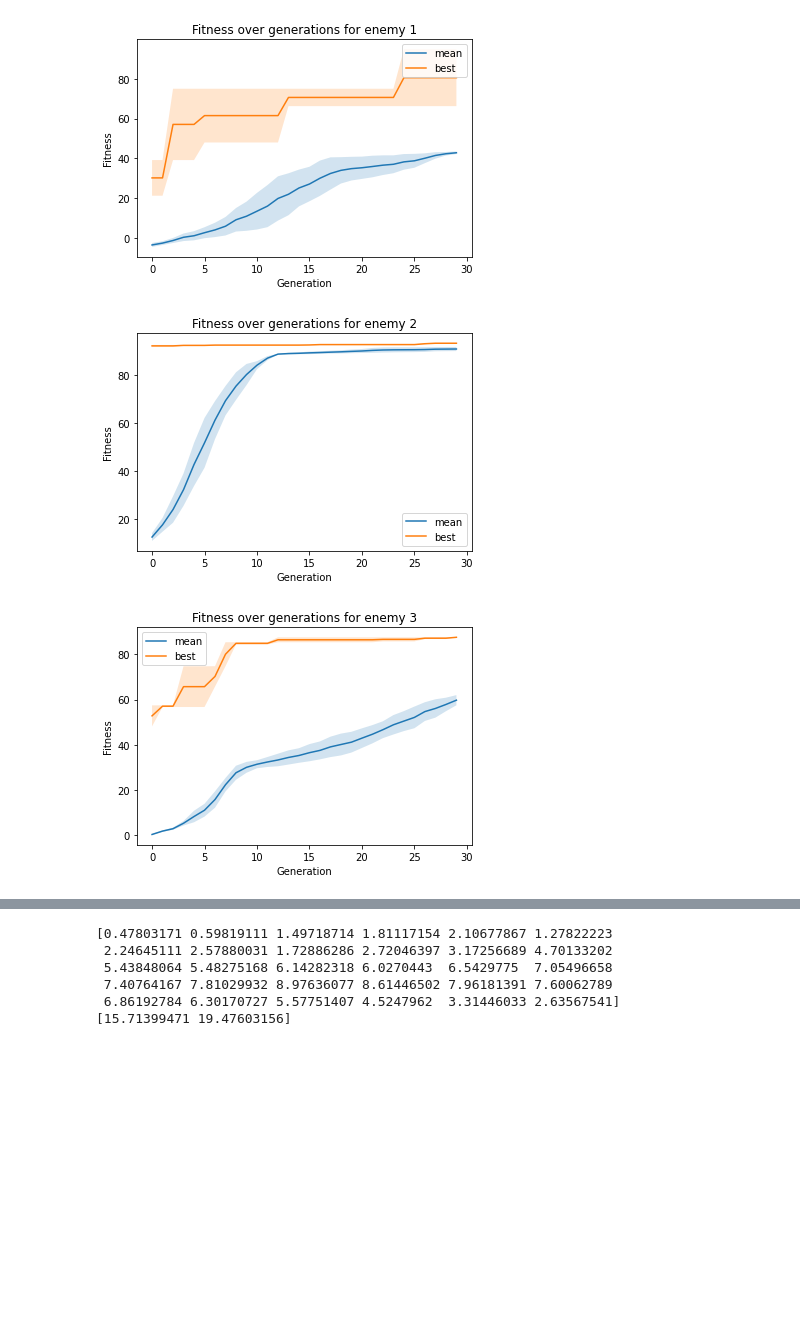
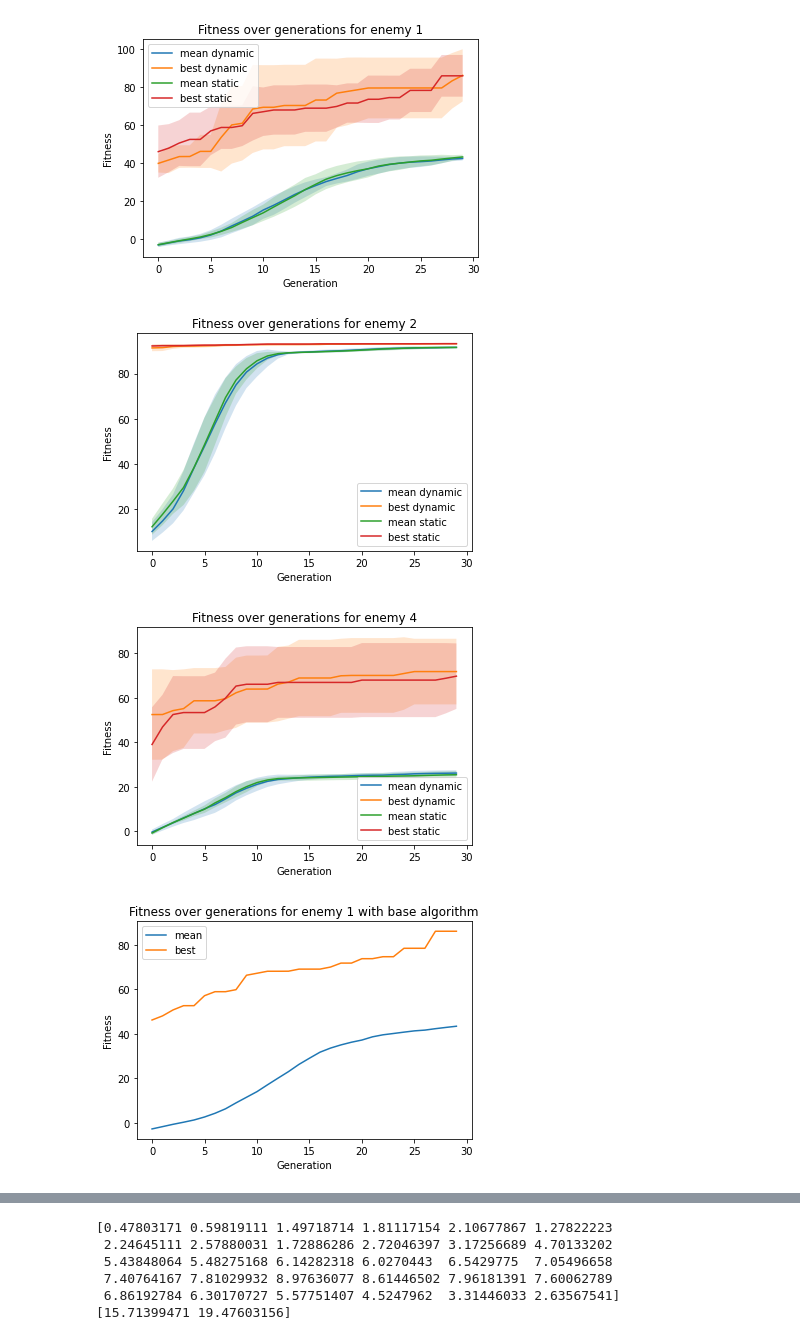
Before and after one commit to laurensjdv/evoman_framework, a Jupyter notebook: exp.ipynb, the cells around one changed output, grey strips where cells are left out. Cells and saved outputs as stored; diff of their text form; code cells hidden in the pictures; blank space fills up the shorter version.

Commit message:
results

```diff
--- a/exp.ipynb
+++ b/exp.ipynb
@@ -73,0 +121,2 @@ Gen 29 - Best: 87.59342407327507 - Mean: 57.51613553642093
+# %%
+results_b, pops_b, envs_b = get_results(run_base_algo)
@@ -74,19 +141,39 @@ Gen 29 - Best: 87.59342407327507 - Mean: 57.51613553642093
 # %%
 # plot means and best fitness
 import matplotlib.pyplot as plt
 
-for i in [1,2,3]:
+gens = 30
+
+for i in [1,2,4]:
     plt.figure()
-    plt.plot(results[i]['mean'], label='mean')
-    plt.plot(results[i]['best'], label='best')
-    plt.fill_between(range(gens), results[i]['mean'] - results[i]['mean_std'], results[i]['mean'] + results[i]['mean_std'], alpha=0.2)
-    plt.fill_between(range(gens), results[i]['best'] - results[i]['best_std'], results[i]['best'] + results[i]['best_std'], alpha=0.2)
+    plt.plot(results_d[i]['mean'], label='mean dynamic')
+    plt.plot(results_d[i]['best'], label='best dynamic')
+    plt.plot(results_b[i]['mean'], label='mean static')
+    plt.plot(results_b[i]['best'], label='best static')
+#     results_d, pops_d, envs_d
+    plt.fill_between(range(gens), results_d[i]['mean'] - results_d[i]['mean_std'], results_d[i]['mean'] + results_d[i]['mean_std'], alpha=0.2)
+    plt.fill_between(range(gens), results_d[i]['best'] - results_d[i]['best_std'], results_d[i]['best'] + results_d[i]['best_std'], alpha=0.2)
+    plt.fill_between(range(gens), results_b[i]['mean'] - results_b[i]['mean_std'], results_b[i]['mean'] + results_b[i]['mean_std'], alpha=0.2)
+    plt.fill_between(range(gens), results_b[i]['best'] - results_b[i]['best_std'], results_b[i]['best'] + results_b[i]['best_std'], alpha=0.2)
     plt.legend()
     # add title: fitness over generations for enemy 2
     plt.title('Fitness over generations for enemy ' + str(i))
     plt.xlabel('Generation')
     plt.ylabel('Fitness')
+
+for i in [1,2,4]:
+    plt.figure()
+    plt.plot(results_b[i]['mean'], label='mean')
+    plt.plot(results_b[i]['best'], label='best')
+#     results_d, pops_d, envs_d
+
+    plt.legend()
+    # add title: fitness over generations for enemy 2
+    plt.title('Fitness over generations for enemy ' + str(i) + ' with base algorithm')
+    plt.xlabel('Generation')
+    plt.ylabel('Fitness')
 # %% [output]
-[figure, old version]
+[figure, new version]
-[figure, old version]
+[figure, new version]
-[figure, old version]
+[figure, new version]
+[figure, added]
```
Also changed, not shown: parts of 6 cells of this notebook, 1 other file.
